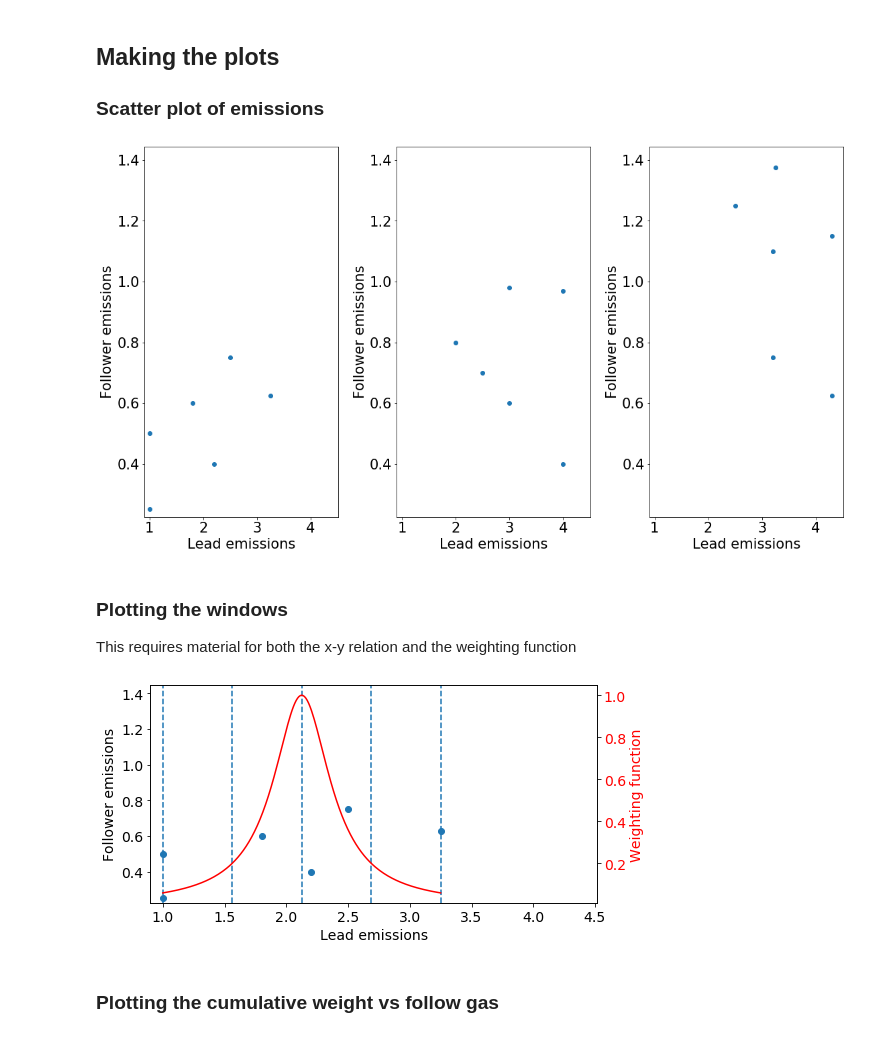
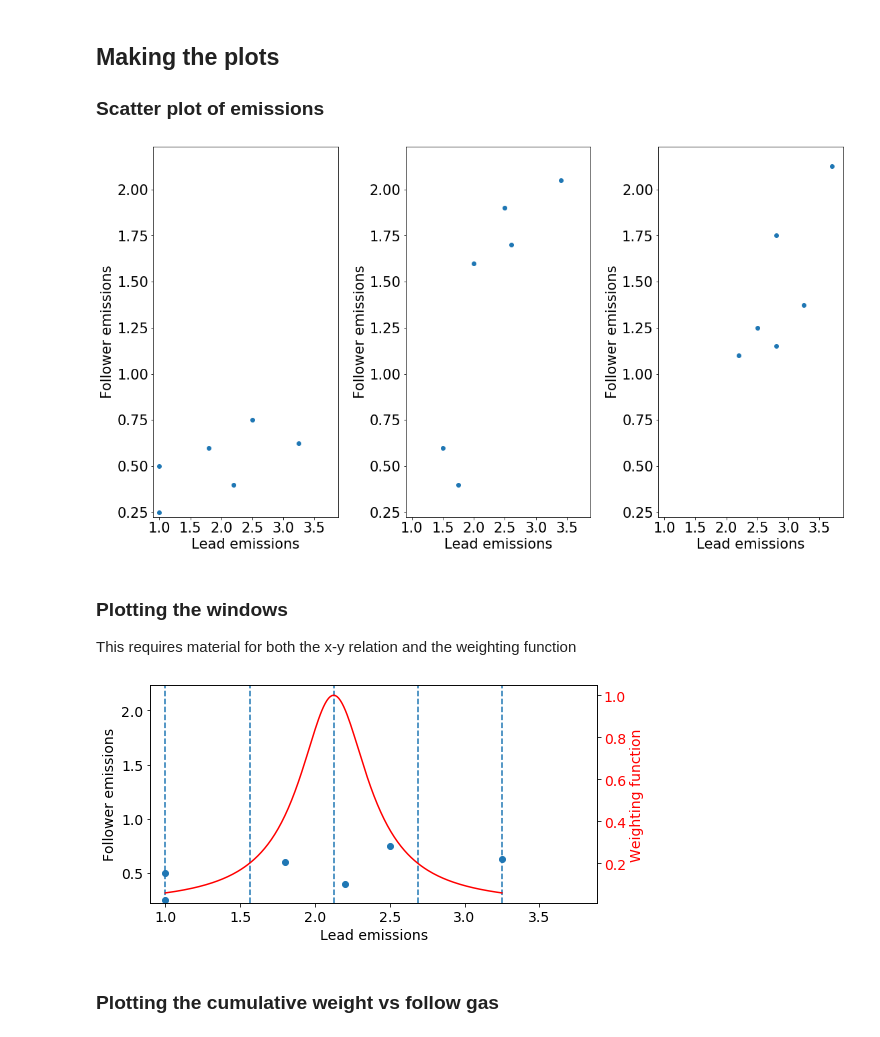
Before and after one commit to GranthamImperial/silicone_examples, a Jupyter notebook: notebooks/ExampleDataForQRWFigures.ipynb, the cells around one changed output. Cells and saved outputs as stored; diff of their text form; code cells hidden in the pictures.

```diff
--- a/notebooks/ExampleDataForQRWFigures.ipynb
+++ b/notebooks/ExampleDataForQRWFigures.ipynb
@@ -21,12 +21,12 @@ _co2 = "Emissions|CO2"
 _ch4 = "Emissions|CH4"
 db_dt = pd.DataFrame(
     [
-        _msa + ["World", _co2, "", 1, 2, 2.5],
-        _msb + ["World", _co2, "", 2.5, 3, 3.2],
-        _msc + ["World", _co2, "", 1.8, 3, 3.2],
-        _msa + ["World", _ch4, "", 0.5, 0.8, 1.25],
-        _msb + ["World", _ch4, "", 0.75, 0.98, 1.1],
-        _msc + ["World", _ch4, "", 0.6, 0.6, 0.75],
+        _msa + ["World", _co2, "", 1, 1.5, 2.5],
+        _msb + ["World", _co2, "", 2.5, 2.6, 2.2],
+        _msc + ["World", _co2, "", 1.8, 2.0, 2.8],
+        _msa + ["World", _ch4, "", 0.5, 0.6, 1.25],
+        _msb + ["World", _ch4, "", 0.75, 1.7, 1.1],
+        _msc + ["World", _ch4, "", 0.6, 1.6, 1.75],
     ],
     columns=[
         "model", "scenario", "region", "variable", "unit", 2020, 2025, 2030
@@ -74,7 +74,7 @@ fig.savefig(
 )
 plt.rcParams.update({'font.size': 14})
 # %% [output]
-[figure, old version]
+[figure, new version]
 # %% [markdown]
 ### Plotting the windows
 This requires material for both the x-y relation and the weighting function
@@ -86,32 +86,33 @@ step = (max(xs) - min(xs)) / 200
 window_width = (max(xs) - min(xs)) / 4
 x_c = np.arange(min(xs), max(xs) + step / 2, step)
 x_p = min(xs) + 2* window_width
-def weight_fn(z):
-    return 1/(1 + ((z - x_p) / window_width * 2) ** 2)
-y = weight_fn(x_c)
+def weight_fn(x, x_p):
+    return 1/(1 + ((x - x_p) / window_width * 2) ** 2)
+y = weight_fn(x_c, x_p)
 # %%
 fig = plt.figure(figsize=(8, 4))
 ax = fig.add_subplot(111)
 plt.scatter(
     db_dt_mod.filter(year=year, variable=_co2)["value"],
     db_dt_mod.filter(year=year, variable=_ch4)["value"]
 )
-for x in np.arange(min(xs), max(xs) + 0.1, (max(xs) - min(xs)) / 4):
+xps = np.arange(min(xs), max(xs) + 0.1, (max(xs) - min(xs)) / 4)
+for x in xps:
     plt.axvline(x=x, ls="--")
 ax2 = ax.twinx()
 ax2.plot(x_c, y, c="r")
 ax2.tick_params(axis='y', labelcolor="r")
 ax.set_xlim(xlims)
 ax.set_ylim(ylims)
 ax.set_xlabel("Lead emissions")
 ax.set_ylabel("Follower emissions")
 ax2.set_ylabel("Weighting function", color="r")
 fig.savefig(
     join(savefig_folder, "CO2MethaneDottedLine.pdf"),
     bbox_inches='tight'
 )
 # %% [output]
-[figure, old version]
+[figure, new version]
 # %% [markdown]
 ### Plotting the cumulative weight vs follow gas
 # %%
```
Also changed, not shown: parts of 7 cells of this notebook, 1 other file.
